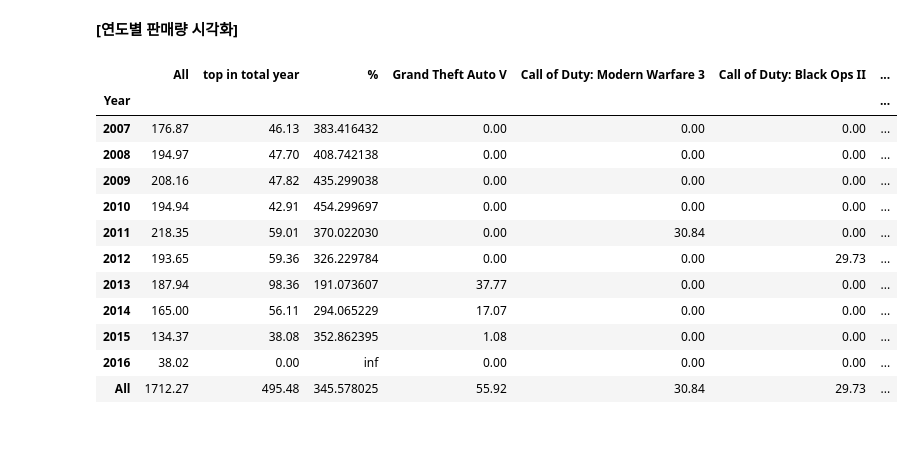
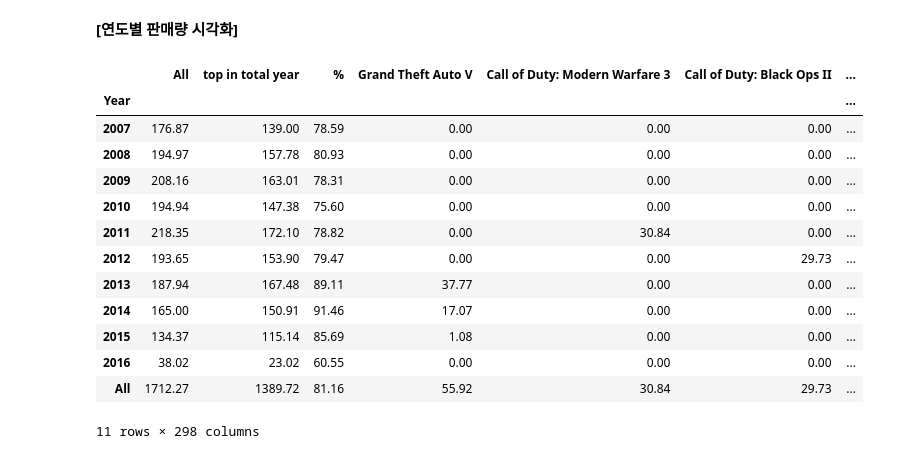
Before and after one commit to jiho-kang/Data_Analysis_Project, a Jupyter notebook: Video Game Sales/data_analysis_for_new_game_launching.ipynb, the cells around one changed output. Saved outputs shown, nothing was run; the diff lists cells and outputs as text; code cells hidden in the pictures.

```diff
--- a/Video Game Sales/data_analysis_for_new_game_launching.ipynb
+++ b/Video Game Sales/data_analysis_for_new_game_launching.ipynb
@@ -757,36 +752,37 @@ yg_graph
 # %%
 df2 = df[(df.Year >2006) & (df.Year < 2017)]
 df2 = df2[(df2.Genre == "Action") | (df2.Genre == "Shooter")]
 my = pd.DataFrame(df2.pivot_table(index='Year',columns='Name',values='Total_Sales',aggfunc=['sum'], fill_value=0,margins=True))
 head = []
 for name in my.columns:
   head.append(name[1])
 my.columns = head
 # my.loc['All'] = my.sum(axis=0)
 
 mynew = my.copy()
 mynew = mynew.T
-mynew = mynew[mynew.All >10].T
+mynew = mynew[mynew.All >1.38].T
 my = mynew
 
 # # my = my.iloc[:,:40]
 # print(my.columns)
 my['top in total year'] = my.iloc[:,:-1].sum(axis=1)
-my['%'] = my['All'] / my["top in total year"] * 100
+my['%'] = round(my["top in total year"] / my['All'] * 100,2)
 my.sort_values(by='All',ascending=False,inplace=True,axis=1)
 # my.fillna(0)
 my
 # %% [output]
 |  | All | top in total year | % | Grand Theft Auto V | Call of Duty: Modern Warfare 3 | Call of Duty: Black Ops II | ... |
 | Year |  |  |  |  |  |  | ... |
-| 2007 | 176.87 | 46.13 | 383.416432 | 0.00 | 0.00 | 0.00 | ... |
-| 2008 | 194.97 | 47.70 | 408.742138 | 0.00 | 0.00 | 0.00 | ... |
-| 2009 | 208.16 | 47.82 | 435.299038 | 0.00 | 0.00 | 0.00 | ... |
-| 2010 | 194.94 | 42.91 | 454.299697 | 0.00 | 0.00 | 0.00 | ... |
-| 2011 | 218.35 | 59.01 | 370.022030 | 0.00 | 30.84 | 0.00 | ... |
-| 2012 | 193.65 | 59.36 | 326.229784 | 0.00 | 0.00 | 29.73 | ... |
-| 2013 | 187.94 | 98.36 | 191.073607 | 37.77 | 0.00 | 0.00 | ... |
-| 2014 | 165.00 | 56.11 | 294.065229 | 17.07 | 0.00 | 0.00 | ... |
-| 2015 | 134.37 | 38.08 | 352.862395 | 1.08 | 0.00 | 0.00 | ... |
-| 2016 | 38.02 | 0.00 | inf | 0.00 | 0.00 | 0.00 | ... |
-| All | 1712.27 | 495.48 | 345.578025 | 55.92 | 30.84 | 29.73 | ... |
+| 2007 | 176.87 | 139.00 | 78.59 | 0.00 | 0.00 | 0.00 | ... |
+| 2008 | 194.97 | 157.78 | 80.93 | 0.00 | 0.00 | 0.00 | ... |
+| 2009 | 208.16 | 163.01 | 78.31 | 0.00 | 0.00 | 0.00 | ... |
+| 2010 | 194.94 | 147.38 | 75.60 | 0.00 | 0.00 | 0.00 | ... |
+| 2011 | 218.35 | 172.10 | 78.82 | 0.00 | 30.84 | 0.00 | ... |
+| 2012 | 193.65 | 153.90 | 79.47 | 0.00 | 0.00 | 29.73 | ... |
+| 2013 | 187.94 | 167.48 | 89.11 | 37.77 | 0.00 | 0.00 | ... |
+| 2014 | 165.00 | 150.91 | 91.46 | 17.07 | 0.00 | 0.00 | ... |
+| 2015 | 134.37 | 115.14 | 85.69 | 1.08 | 0.00 | 0.00 | ... |
+| 2016 | 38.02 | 23.02 | 60.55 | 0.00 | 0.00 | 0.00 | ... |
+| All | 1712.27 | 1389.72 | 81.16 | 55.92 | 30.84 | 29.73 | ... |
+11 rows × 298 columns
```
Also changed, not shown: parts of 11 cells of this notebook.
